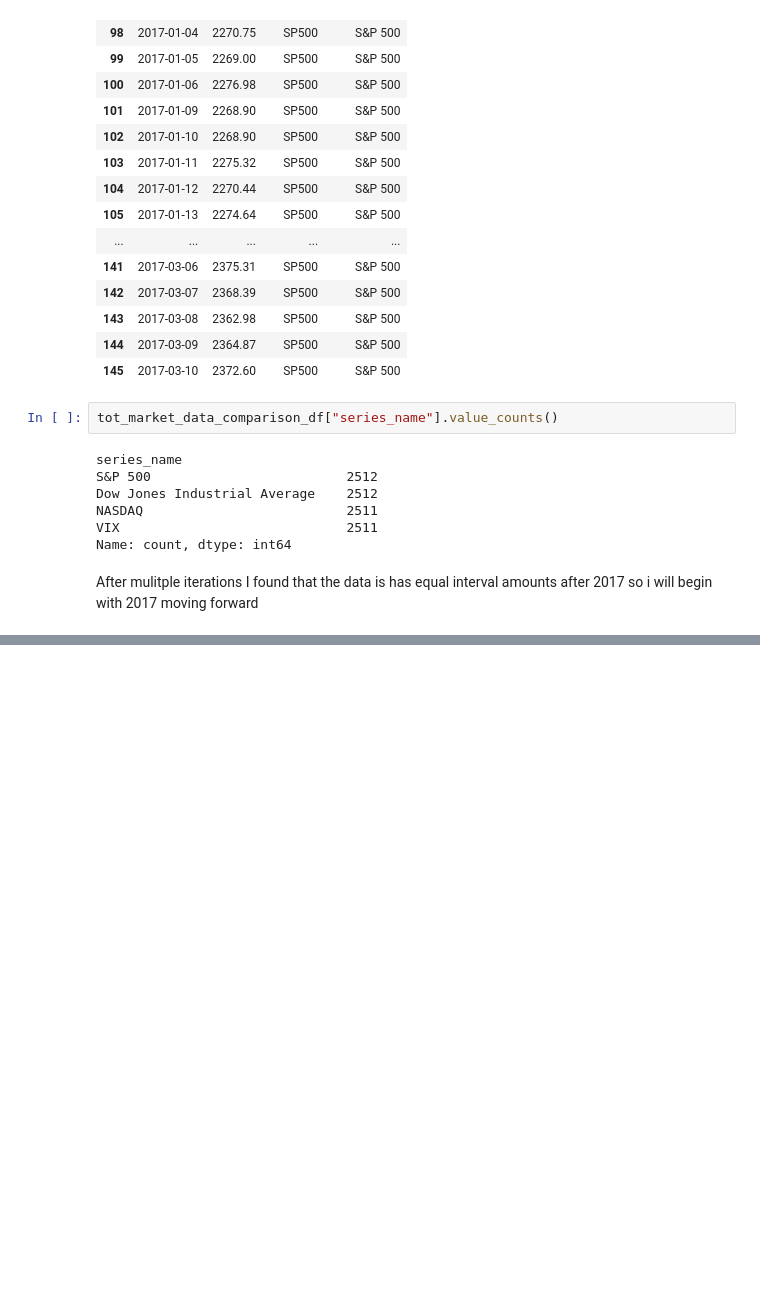
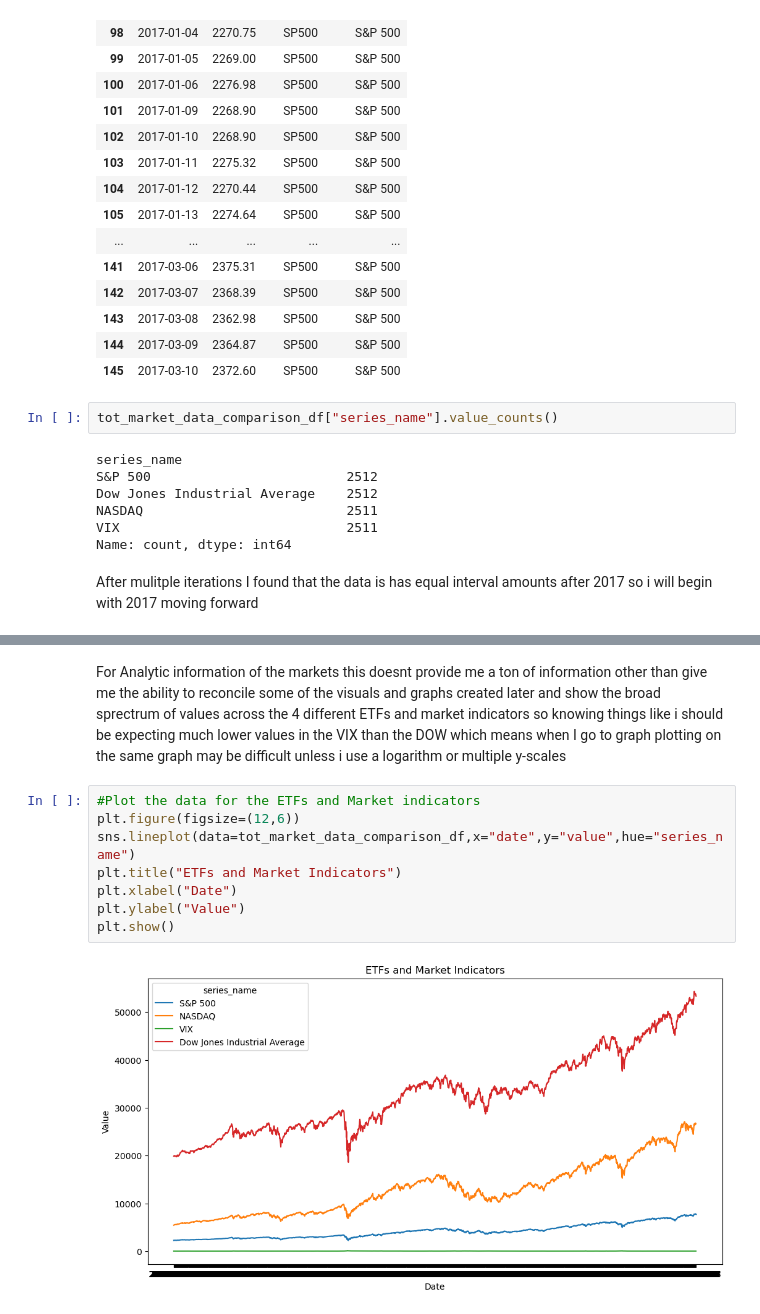
Before and after one commit to devlinmacaulay-debug/Hw3_webdata_analysis, a Jupyter notebook: Hw3_webdata_analysis.ipynb, the cells around one changed output, grey strips where cells are left out. Drawn from its saved outputs; the diff is of its cells as text; blank space fills up the shorter version.

Commit message:
completed visualization comparison of the four ETFs and market indicators

```diff
--- a/Hw3_webdata_analysis.ipynb
+++ b/Hw3_webdata_analysis.ipynb
@@ -210,0 +226,12 @@ After mulitple iterations I found that the data is has equal interval amounts af
+# %% [markdown]
+For Analytic information of the markets this doesnt provide me a ton of information other than give me the ability to reconcile some of the visuals and graphs created later and show the broad sprectrum of values across the 4 different ETFs and market indicators so knowing things like i should be expecting much lower values in the VIX than the DOW which means when I go to graph plotting on the same graph may be difficult unless i use a logarithm or multiple y-scales
+# %%
+#Plot the data for the ETFs and Market indicators
+plt.figure(figsize=(12,6))
+sns.lineplot(data=tot_market_data_comparison_df,x="date",y="value",hue="series_name")
+plt.title("ETFs and Market Indicators")
+plt.xlabel("Date")
+plt.ylabel("Value")
+plt.show()
+# %% [output]
+[figure, added]
```
Also changed, not shown: parts of 6 cells of this notebook.
